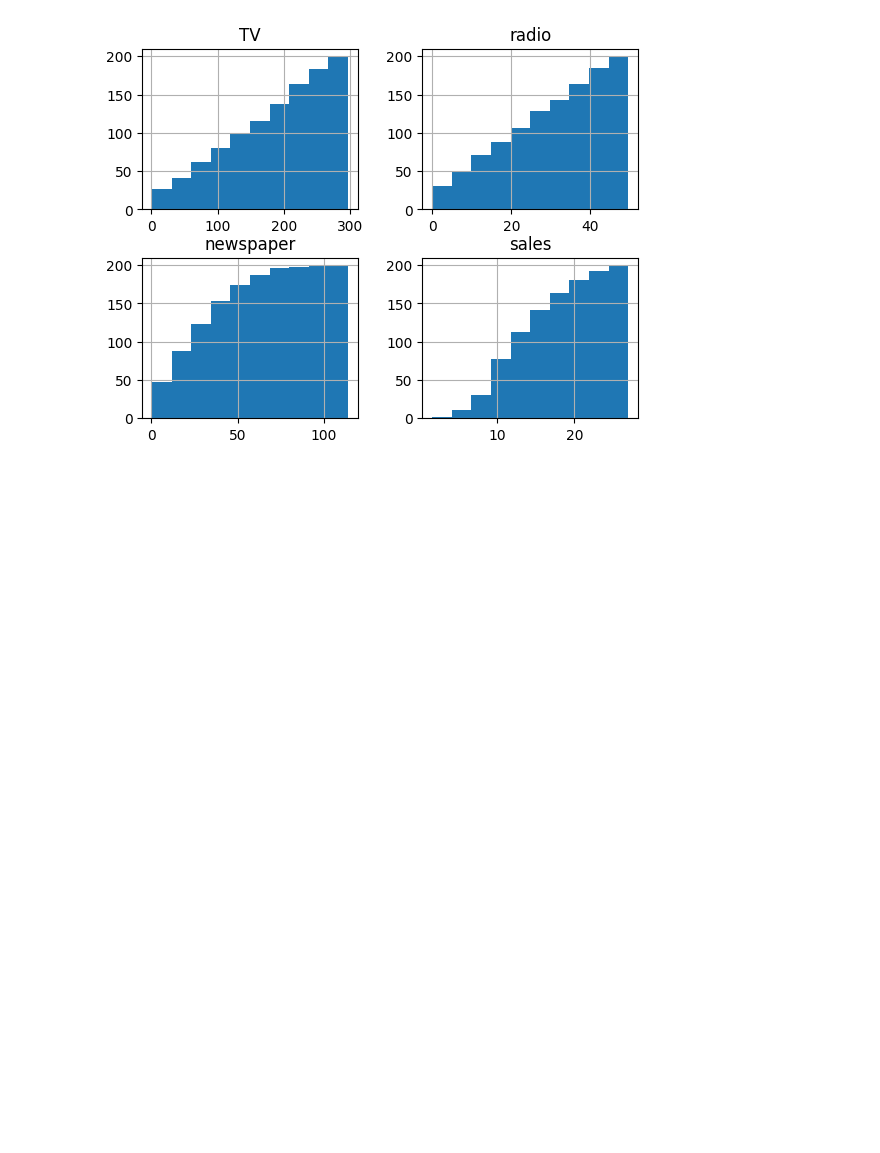
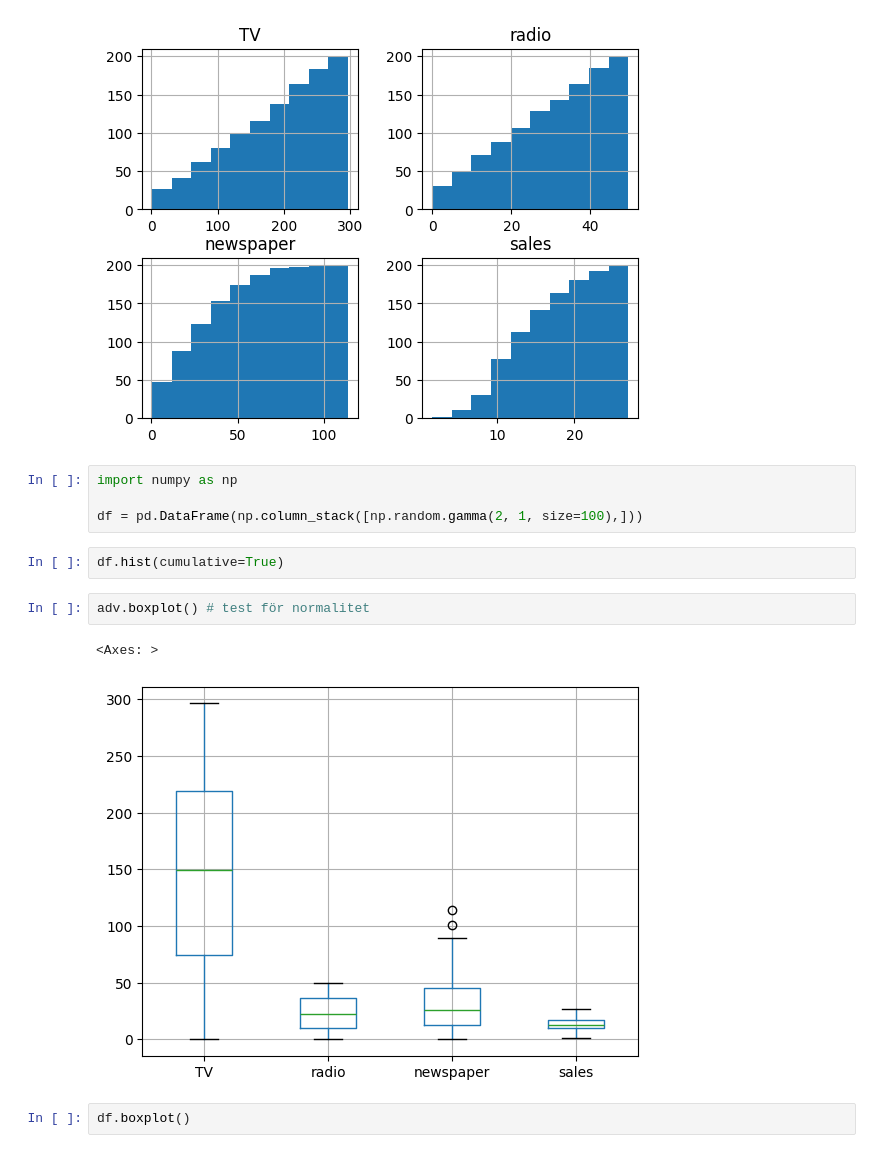
Before and after one commit to MrEcE0046/AI-ML-Grundkunskaper, a Jupyter notebook: Statistiska_Metoder/CodeAlong/Code_along3.ipynb, the cells around one changed output. Cells and saved outputs as stored; diff of their text form; blank space fills up the shorter version.

```diff
--- a/Statistiska_Metoder/CodeAlong/Code_along3.ipynb
+++ b/Statistiska_Metoder/CodeAlong/Code_along3.ipynb
@@ -39,3 +39,16 @@ array([[<Axes: title={'center': 'TV'}>,
        [<Axes: title={'center': 'newspaper'}>,
         <Axes: title={'center': 'sales'}>]], dtype=object)
 [figure]
+# %%
+import numpy as np
+
+df = pd.DataFrame(np.column_stack([np.random.gamma(2, 1, size=100),]))
+# %%
+df.hist(cumulative=True)
+# %%
+adv.boxplot() # test för normalitet
+# %% [output]
+<Axes: >
+[figure, added]
+# %%
+df.boxplot()
```
Also changed, not shown: parts of 3 cells of this notebook, 3 other files.
